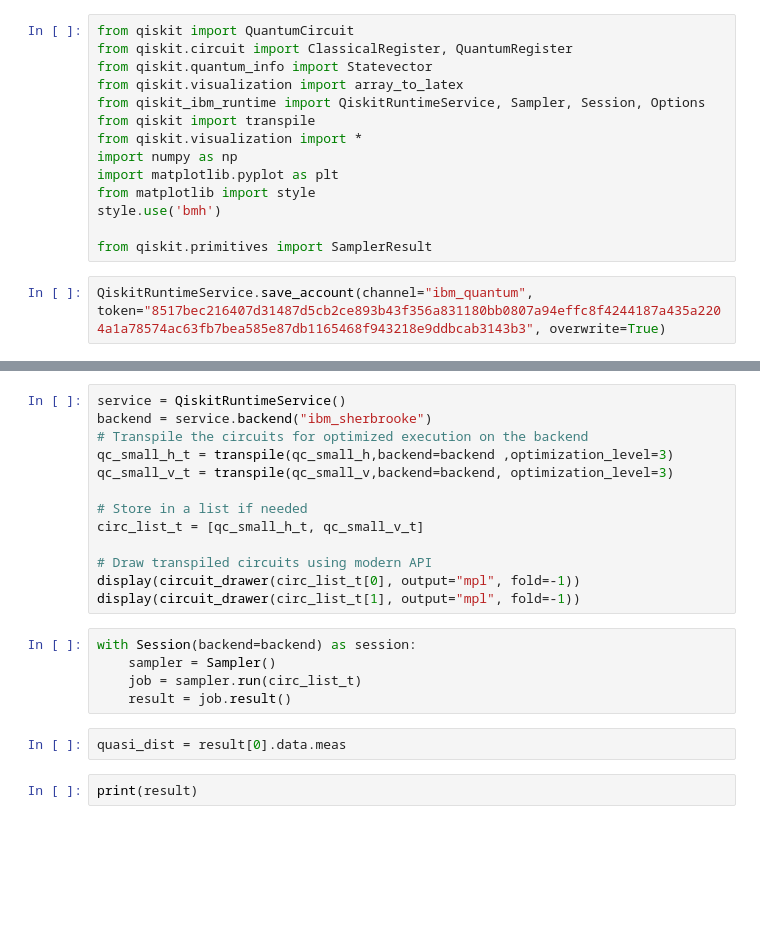
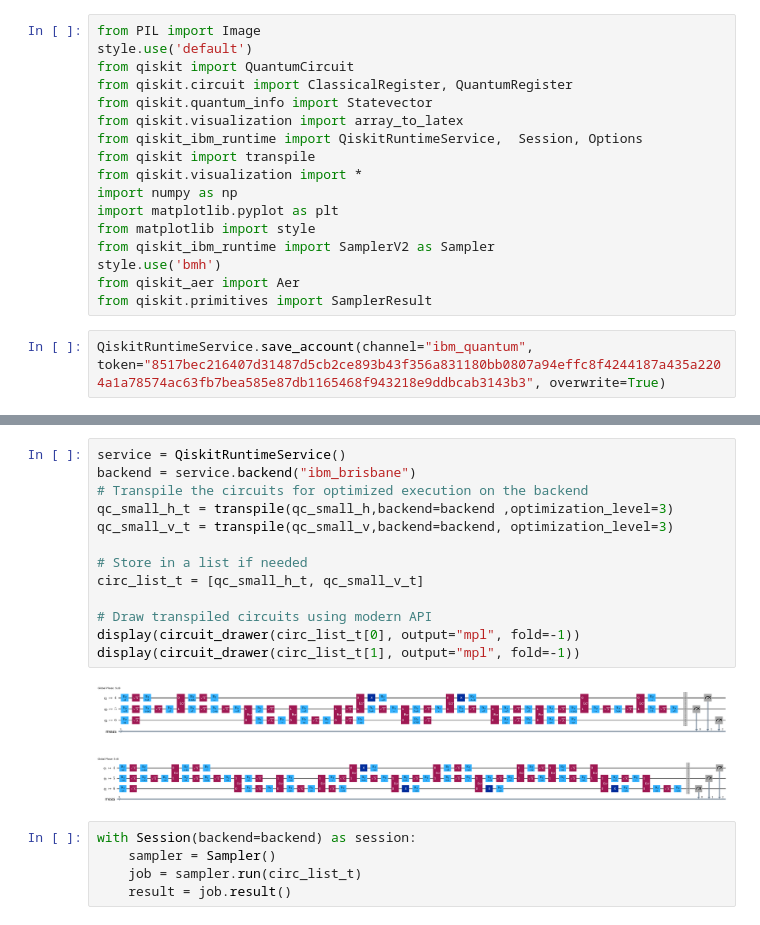
Before and after one commit to HiddenGarcia/AQA, a Jupyter notebook: Main.ipynb, the cells around one changed output, grey strips where cells are left out. Cells and saved outputs as stored; diff of their text form; blank space fills up the shorter version.

```diff
--- a/Main.ipynb
+++ b/Main.ipynb
@@ -1,16 +1,19 @@
 # %%
+from PIL import Image
+style.use('default')
 from qiskit import QuantumCircuit
 from qiskit.circuit import ClassicalRegister, QuantumRegister
 from qiskit.quantum_info import Statevector
 from qiskit.visualization import array_to_latex
-from qiskit_ibm_runtime import QiskitRuntimeService, Sampler, Session, Options
+from qiskit_ibm_runtime import QiskitRuntimeService,  Session, Options
 from qiskit import transpile
 from qiskit.visualization import *
 import numpy as np
 import matplotlib.pyplot as plt
 from matplotlib import style
+from qiskit_ibm_runtime import SamplerV2 as Sampler
 style.use('bmh')
-
+from qiskit_aer import Aer
 from qiskit.primitives import SamplerResult
 # %%
 QiskitRuntimeService.save_account(channel="ibm_quantum", token="8517bec216407d31487d5cb2ce893b43f356a831180bb0807a94effc8f4244187a435a2204a1a78574ac63fb7bea585e87db1165468f943218e9ddbcab3143b3", overwrite=True)
@@ -165,23 +197,22 @@ circ_list = [qc_small_h, qc_small_v]
 # %%
 service = QiskitRuntimeService()
-backend = service.backend("ibm_sherbrooke")
+backend = service.backend("ibm_brisbane")
 # Transpile the circuits for optimized execution on the backend
 qc_small_h_t = transpile(qc_small_h,backend=backend ,optimization_level=3)
 qc_small_v_t = transpile(qc_small_v,backend=backend, optimization_level=3)
 
 # Store in a list if needed
 circ_list_t = [qc_small_h_t, qc_small_v_t]
 
 # Draw transpiled circuits using modern API
 display(circuit_drawer(circ_list_t[0], output="mpl", fold=-1))
 display(circuit_drawer(circ_list_t[1], output="mpl", fold=-1))
+# %% [output]
+[figure, added]
+[figure, added]
 # %%
 with Session(backend=backend) as session:
     sampler = Sampler()
     job = sampler.run(circ_list_t)
     result = job.result()
-# %%
-quasi_dist = result[0].data.meas
-# %%
-print(result)
 # %%
```
Also changed, not shown: parts of 16 cells of this notebook, 1 other file.
